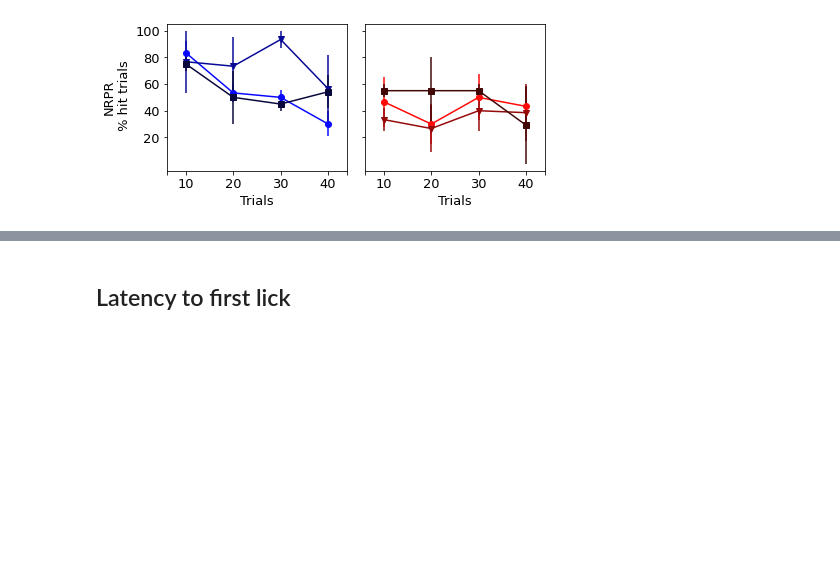
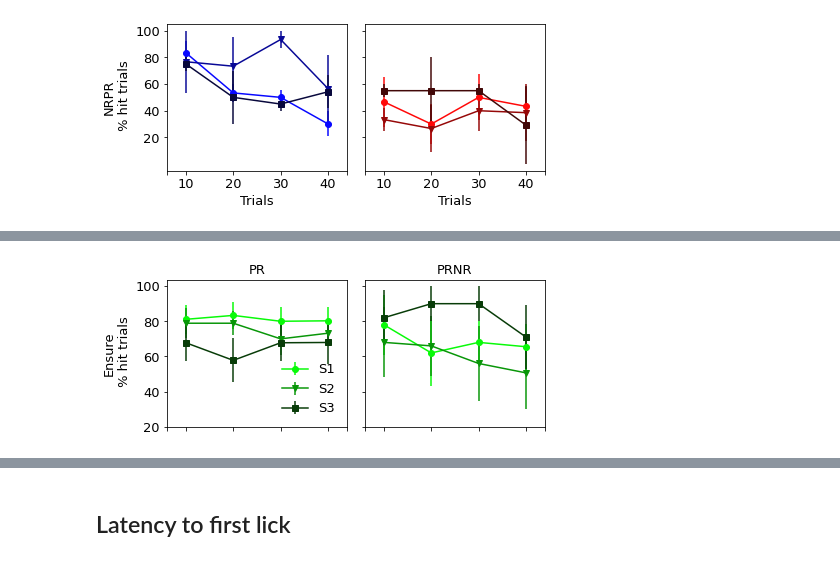
Before and after one commit to jetsetmette/VGP, a Jupyter notebook: notebooks/Behavior_2P.ipynb, the cells around one changed output, grey strips where cells are left out. Saved outputs shown, nothing was run; the diff lists cells and outputs as text; code cells hidden in the pictures; blank space fills up the shorter version.

Commit message:
added cumulative licks and % hit trials ensure

```diff
--- a/notebooks/Behavior_2P.ipynb
+++ b/notebooks/Behavior_2P.ipynb
@@ -1190,0 +1165,94 @@ ax2.set_xticklabels([' ','10','20','30','40', ''], fontsize=13)
+# %%
+# Ensure PR
+Ensure_PR_S1_m, Ensure_PR_S1_E= group_hit_binned('PR','Ensure','S1')
+Ensure_PR_S2_m, Ensure_PR_S2_E= group_hit_binned('PR','Ensure','S2')
+Ensure_PR_S3_m, Ensure_PR_S3_E= group_hit_binned('PR','Ensure','S3')
+
+# Ensure NR
+Ensure_NR_S1_m, Ensure_NR_S1_E= group_hit_binned('NR','Ensure','S1')
+Ensure_NR_S2_m, Ensure_NR_S2_E= group_hit_binned('NR','Ensure','S2')
+Ensure_NR_S3_m, Ensure_NR_S3_E= group_hit_binned('NR','Ensure','S3')
+
+# Casein PRNR
+Ensure_PRNR_S1_m, Ensure_PRNR_S1_E= group_hit_binned('PRNR','Ensure','S1')
+Ensure_PRNR_S2_m, Ensure_PRNR_S2_E= group_hit_binned('PRNR','Ensure','S2')
+Ensure_PRNR_S3_m, Ensure_PRNR_S3_E= group_hit_binned('PRNR','Ensure','S3')
+
+# maltodextrin PRNR
+Ensure_NRPR_S1_m, Ensure_NRPR_S1_E= group_hit_binned('NRPR','Ensure','S1')
+Ensure_NRPR_S2_m, Ensure_NRPR_S2_E= group_hit_binned('NRPR','Ensure','S2')
+Ensure_NRPR_S3_m, Ensure_NRPR_S3_E= group_hit_binned('NRPR','Ensure','S3')
+# %%
+f1, [ax1,ax2] = plt.subplots(figsize=[7,3],ncols=2, gridspec_kw={'wspace':0.1,'width_ratios':[10,10]}, sharey=True)
+f1.subplots_adjust(wspace=0.15,hspace=0.35, bottom=0.2, left=0.15)
+x=[1,2,3,4]
+
+#08FA08
+#089608
+#083C08
+
+ax1.errorbar(x, Ensure_PR_S1_m, yerr=Ensure_PR_S1_E, fmt="-o", color='#08FA08')
+ax1.errorbar(x, Ensure_PR_S2_m, yerr=Ensure_PR_S2_E, fmt="-v", color='#089608')
+ax1.errorbar(x, Ensure_PR_S3_m, yerr=Ensure_PR_S3_E, fmt="-s", color='#083C08')
+
+
+ax2.errorbar(x, Ensure_PRNR_S1_m, yerr=Ensure_PRNR_S1_E, fmt="-o", color='#08FA08')
+ax2.errorbar(x, Ensure_PRNR_S2_m, yerr=Ensure_PRNR_S2_E, fmt="-v", color='#089608')
+ax2.errorbar(x, Ensure_PRNR_S3_m, yerr=Ensure_PRNR_S3_E, fmt="-s", color='#083C08')
+
+ax1.set_title('PR',fontsize=13)
+ax2.set_title('PRNR',fontsize=13)
+
+ax1.set_ylabel('Ensure\n % hit trials',fontsize = 13)
+
+
+
+ax1.set_yticks([20,40,60,80,100])
+ax2.set_yticks([20,40,60,80,100])
+ax1.set_yticklabels([20,40,60,80,100],fontsize=13)
+ax1.set_xticks([0.6,1,2,3,4,4.4])
+ax2.set_xticks([0.6,1,2,3,4,4.4])
+ax1.set_xticklabels([], fontsize=0)
+ax2.set_xticklabels([], fontsize=0)
+
+ax1.legend(['S1','S2','S3'], fontsize=13,frameon = False)
+
+
+
+
+
+
+f2, [ax1,ax2] = plt.subplots(figsize=[7,3],ncols=2, gridspec_kw={'wspace':0.1,'width_ratios':[10,10]}, sharey=True)
+f2.subplots_adjust(wspace=0.15,hspace=0.35, bottom=0.2,left=0.15)
+x=[1,2,3,4]
+
+
+ax1.errorbar(x, Ensure_NR_S1_m, yerr=Ensure_NR_S1_E, fmt="-o", color='#08FA08')
+ax1.errorbar(x, Ensure_NR_S2_m, yerr=Ensure_NR_S2_E, fmt="-v", color='#089608')
+ax1.errorbar(x, Ensure_NR_S3_m, yerr=Ensure_NR_S3_E, fmt="-s", color='#083C08')
+
+
+ax2.errorbar(x, Ensure_NRPR_S1_m, yerr=Ensure_NRPR_S1_E, fmt="-o", color='#08FA08')
+ax2.errorbar(x, Ensure_NRPR_S2_m, yerr=Ensure_NRPR_S2_E, fmt="-v", color='#089608')
+ax2.errorbar(x, Ensure_NRPR_S3_m, yerr=Ensure_NRPR_S3_E, fmt="-s", color='#083C08')
+
+ax1.set_title('NR',fontsize=13)
+ax2.set_title('NRPR',fontsize=13)
+
+ax1.set_ylabel(' \n %hit trials',fontsize = 13)
+
+ax1.set_xlabel('Trials', fontsize = 13)
+ax2.set_xlabel('Trials', fontsize = 13)
+
+ax1.set_yticks([20,40,60,80,100])
+ax2.set_yticks([20,40,60,80,100])
+ax1.set_yticklabels([20,40,60,80,100],fontsize=13)
+ax1.set_xticks([0.6,1,2,3,4,4.4])
+ax2.set_xticks([0.6,1,2,3,4,4.4])
+ax1.set_xticklabels([' ','10','20','30','40', ''], fontsize=13)
+ax2.set_xticklabels([' ','10','20','30','40', ''], fontsize=13)
+
+
+# f1.savefig('C:\\Users\\mko102\\GitHub\\VGP\\output\\hitsPR.png')
+# f2.savefig('C:\\Users\\mko102\\GitHub\\VGP\\output\\hitsPRNR.png')
+# %% [output]
@@ -1190,0 +1265 @@ ax2.set_xticklabels([' ','10','20','30','40', ''], fontsize=13)
+[figure, added]
```
Also changed, not shown: parts of 16 cells of this notebook.
